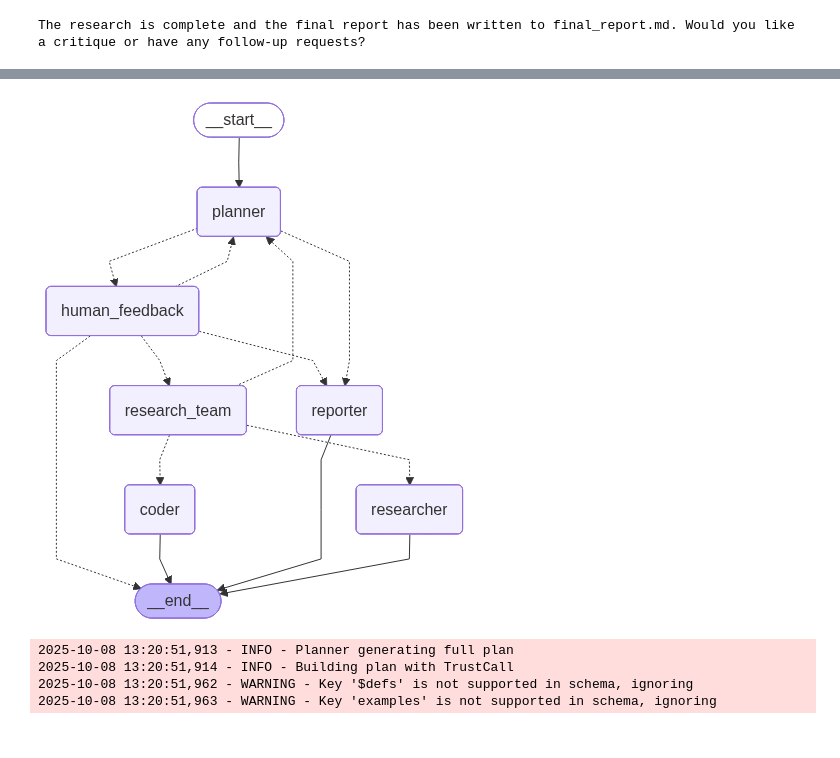
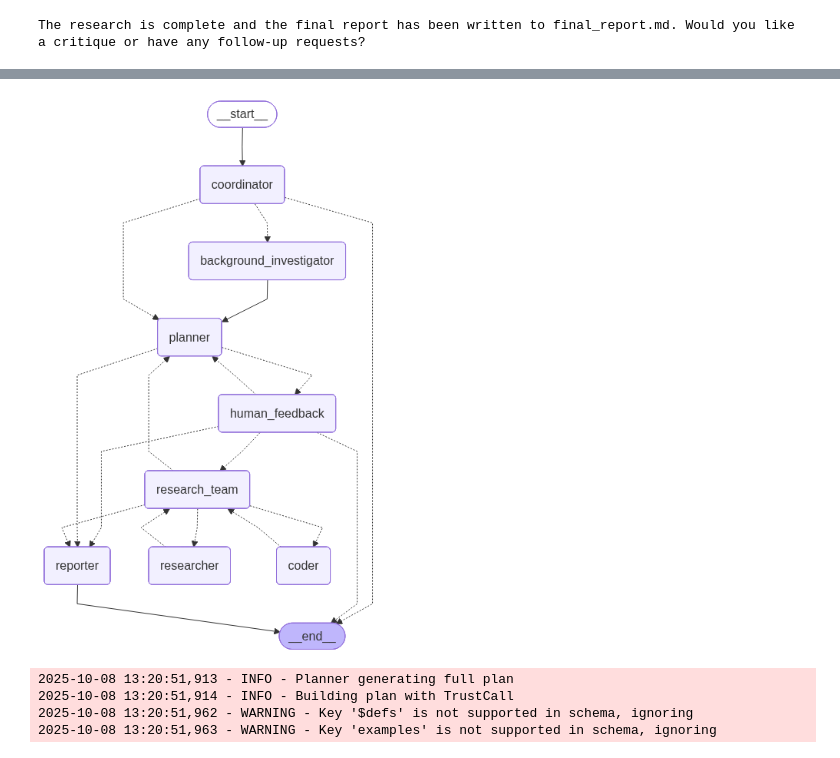
Before and after one commit to obinopaul/DeepResearchAgent, a Jupyter notebook: test.ipynb, the cells around one changed output, grey strips where cells are left out. Cells and saved outputs as stored; diff of their text form; code cells hidden in the pictures.

```diff
--- a/test.ipynb
+++ b/test.ipynb
@@ -673,16 +429,16 @@ print("✅ Agent workflow compiled successfully!")
 # %%
 from IPython.display import Image, display
 from langchain_core.runnables.graph import CurveStyle, MermaidDrawMethod, NodeStyles
 
 display(
     Image(
-        app.get_graph().draw_mermaid_png(
+        graph.get_graph().draw_mermaid_png(
             draw_method=MermaidDrawMethod.API,
         )
     )
 )
 # %% [output]
-[figure, old version]
+[figure, new version]
 # %%
 from pprint import pprint
 
```
Also changed, not shown: parts of 8 cells of this notebook, 37 other files.
